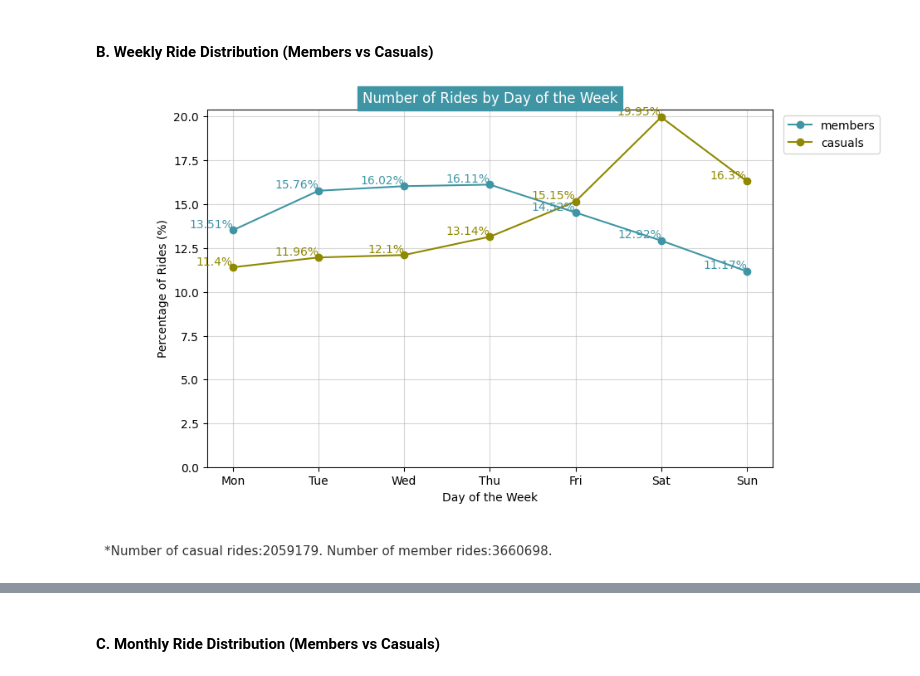
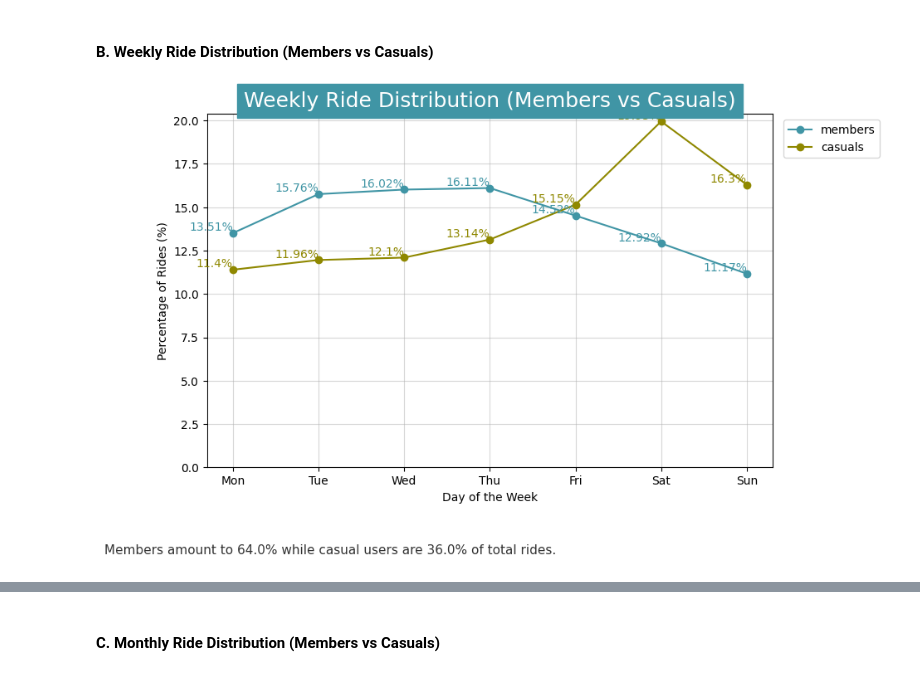
Before and after one commit to D-Danos/Cyclistic-Bike-Share-Data-Analysis-Case-Study, a Jupyter notebook: Python_Cyclistic_bike-share_data_analysis.ipynb, the cells around one changed output, grey strips where cells are left out. Saved outputs shown, nothing was run; the diff lists cells and outputs as text; code cells hidden in the pictures.

```diff
--- a/Python_Cyclistic_bike-share_data_analysis.ipynb
+++ b/Python_Cyclistic_bike-share_data_analysis.ipynb
@@ -163,29 +165,31 @@ print(df)
 ### 2.2.1 Assigning Data Types
 # %%
 # Set data types:
+# Assign as string:
 df['ride_id'] = df['ride_id'].astype(str)  # 16 length, unique, hex
 
-# Convert to categorical - will set them to have order
-df['rideable_type'] = df['rideable_type'].astype('category')
-#rideable_type_order=['classic_bike', 'electric_bike', 'docked_bike']
-#df['rideable_type'] = pd.Categorical(df['rideable_type'], categories=rideable_type_order, ordered=True)
+# Assign as categorical
+## categorical, without order:
+df['rideable_type'] = df['rideable_type'].astype('category') #is categorical value with no order
 
-member_casual_order=['member','casual']
-df['member_casual'] = pd.Categorical(df['member_casual'], categories=member_casual_order, ordered=True)
+df['member_casual'] = df['member_casual'].astype('category')
 
+## Assign as categorical, with order:
 day_of_the_week_order = ['Mon', 'Tue', 'Wed', 'Thu', 'Fri', 'Sat', 'Sun']
 df['day_of_the_week'] = pd.Categorical(df['day_of_the_week'], categories=day_of_the_week_order, ordered=True)
 
 month_order = ['Jan', 'Feb', 'Mar', 'Apr', 'May', 'Jun', 'Jul', 'Aug', 'Sep', 'Oct', 'Nov', 'Dec']
 df['month'] = pd.Categorical(df['month'], categories=month_order, ordered=True)
 
-# Convert to datetime
+# Assign as datetime:
 df['started_at'] = pd.to_datetime(df['started_at'])
 df['ended_at'] = pd.to_datetime(df['ended_at'])
 
-# Convert to float
+# Assign as float:
 df['start_lat'] = df['start_lat'].astype('float64')
 df['start_lng'] = df['start_lng'].astype('float64')
 df['end_lat'] = df['end_lat'].astype('float64')
 df['end_lng'] = df['end_lng'].astype('float64')
 df['ride_duration'] = df['ride_duration'].astype('float64')
+
+print('Data types have been assigned')
@@ -396,50 +398,51 @@ grouped_day_of_the_week = df.groupby(['member_casual','day_of_the_week']).size()
 
 ## Line plot 1: Members
 member_counts = grouped_day_of_the_week.loc['member']
-## Calculate percentages for plot:
+### Calculate percentages for members:
 member_percentages = round(member_counts / member_counts.sum()*100, 2)
 
 ## Line plot 2: Casuals
 casual_counts = grouped_day_of_the_week.loc['casual']
+### Calculate percentages for casual users:
 casual_percentages = round(casual_counts / casual_counts.sum()* 100, 2)
 
 # Preset for plot:
 color = ['#4095A5', '#8F8800']
 plt.figure(figsize=(10, 6))  # Set the figure size
 
-## Plot:
+# Plot:
 plt.plot(grouped_day_of_the_week.loc['member'].index, member_percentages.values,
          color=color[0],marker='o',label='members')
 plt.plot(grouped_day_of_the_week.loc['casual'].index, casual_percentages.values,
          color=color[1],marker='o',label='casuals')
-# Annotate each point with its percentage value
+
+# Annotate values on the graph
 for x, y in zip(grouped_day_of_the_week.loc['member'].index, member_percentages.values):
     plt.text(x, y, f'{y}%', ha='right', va='bottom', fontsize=10, color=color[0], rotation=0)
 
 for x, y in zip(grouped_day_of_the_week.loc['casual'].index, casual_percentages.values):
     plt.text(x, y, f'{y}%', ha='right', va='bottom', fontsize=10, color=color[1], rotation=0)
+
 # Display: plot
 plt.title("Weekly Ride Distribution (Members vs Casuals)",
           color='white',backgroundcolor='#4095A5',fontsize=18, ha='center')
 plt.xlabel('Day of the Week')
 plt.ylabel('Percentage of Rides (%)')
 plt.ylim(bottom=0)
-plt.title('Number of Rides by Day of the Week')
 plt.grid(True,alpha=0.5)
 plt.legend(df_graph.index,
            loc='upper right',bbox_to_anchor=(1.2, 1))
-
-
-plt.text(-1.5, -5, f"*Number of casual rides:{casual_counts.sum()}. Number of member rides:{member_counts.sum()}.",
+plt.text(-1.5, -5, f"Members amount to {round(member_counts.sum()/grouped_day_of_the_week.sum()*100,2)}% while casual users are {round(casual_counts.sum()/grouped_day_of_the_week.sum()*100,2)}% of total rides.",
          alpha=0.8,fontsize=11,ha='left', wrap=True)
 plt.tight_layout()
+
 # Save image if set to True
 if image_save==True:
-    plt.savefig('Pie_Number of Rides (Members vs Casuals).png', dpi=300)
+    plt.savefig('Weekly Ride Distribution (Members vs Casuals).png', dpi=300)
 
 plt.show()
 # %% [output]
-[figure, old version]
+[figure, new version]
 # %% [markdown]
 <b>Main Takeaways</b>
 <ul>
```
Also changed, not shown: parts of 41 cells of this notebook.
